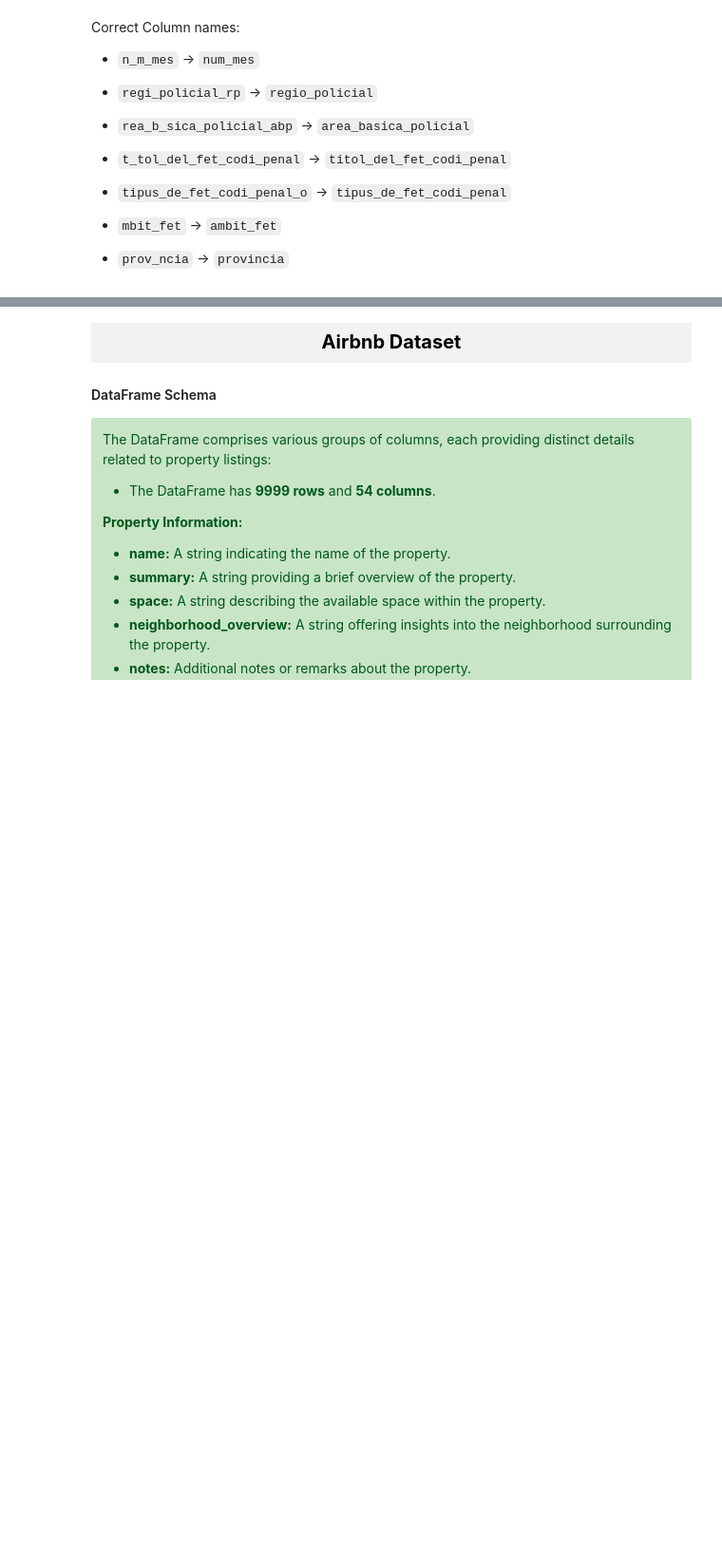
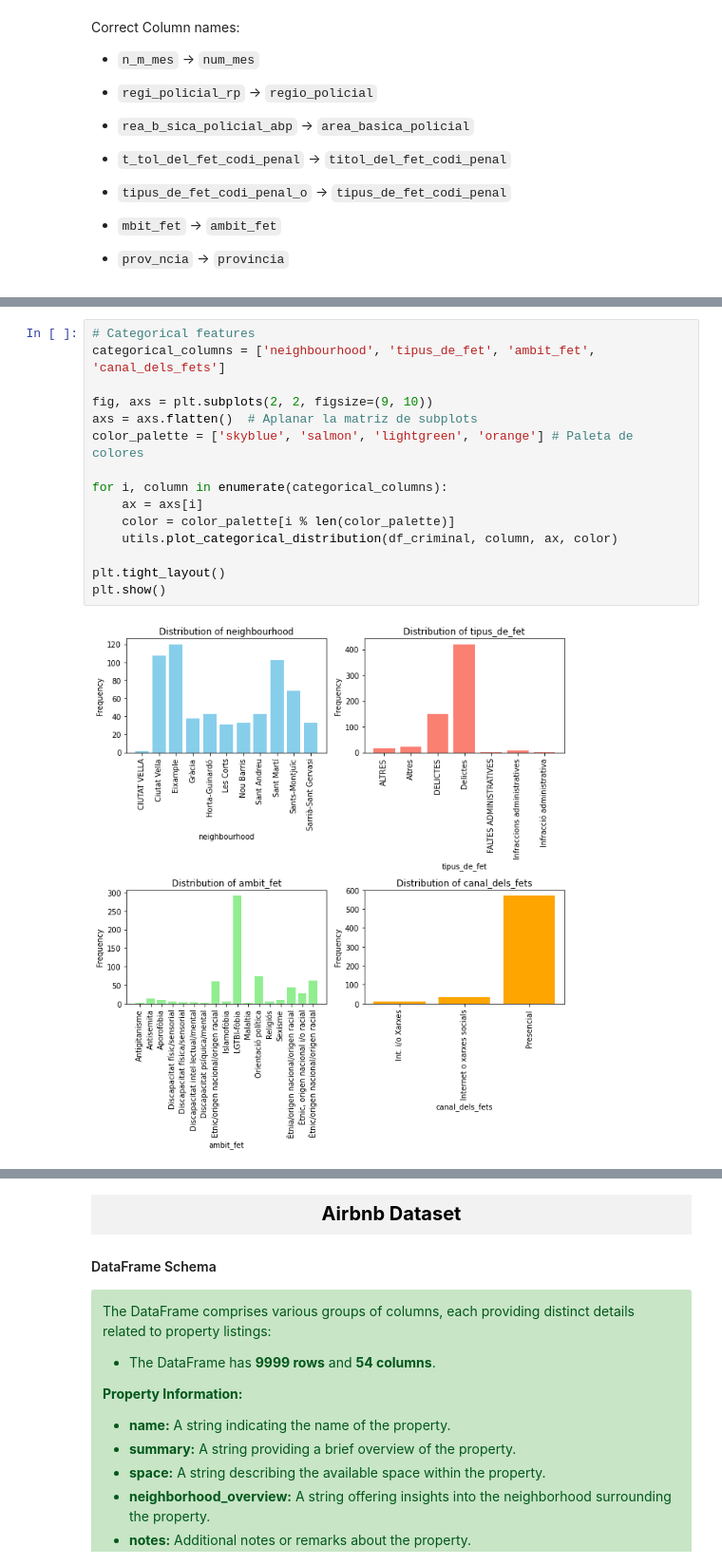
Before and after one commit to elenaalegret/Semantic_Data_Management-AI, a Jupyter notebook: data_quality_pipeline/DataQualityPipeline.ipynb, the cells around one changed output, grey strips where cells are left out. Shown at 95% size. Drawn from its saved outputs; the diff is of its cells as text; blank space fills up the shorter version.

```diff
--- a/data_quality_pipeline/DataQualityPipeline.ipynb
+++ b/data_quality_pipeline/DataQualityPipeline.ipynb
@@ -380,0 +247,17 @@ df_criminal = df_filtered
+# %%
+# Categorical features
+categorical_columns = ['neighbourhood', 'tipus_de_fet', 'ambit_fet', 'canal_dels_fets']
+
+fig, axs = plt.subplots(2, 2, figsize=(9, 10))
+axs = axs.flatten()  # Aplanar la matriz de subplots
+color_palette = ['skyblue', 'salmon', 'lightgreen', 'orange'] # Paleta de colores
+
+for i, column in enumerate(categorical_columns):
+    ax = axs[i]
+    color = color_palette[i % len(color_palette)]
+    utils.plot_categorical_distribution(df_criminal, column, ax, color)
+
+plt.tight_layout()
+plt.show()
+# %% [output]
+[figure, added]
```
Also changed, not shown: parts of 79 cells of this notebook, 4 other files.
